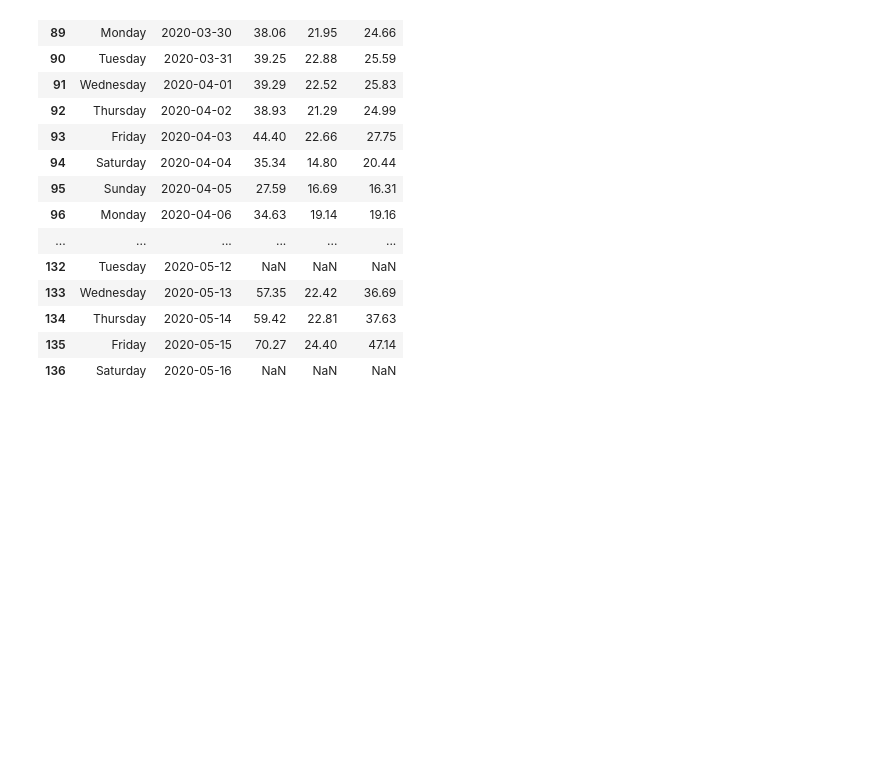
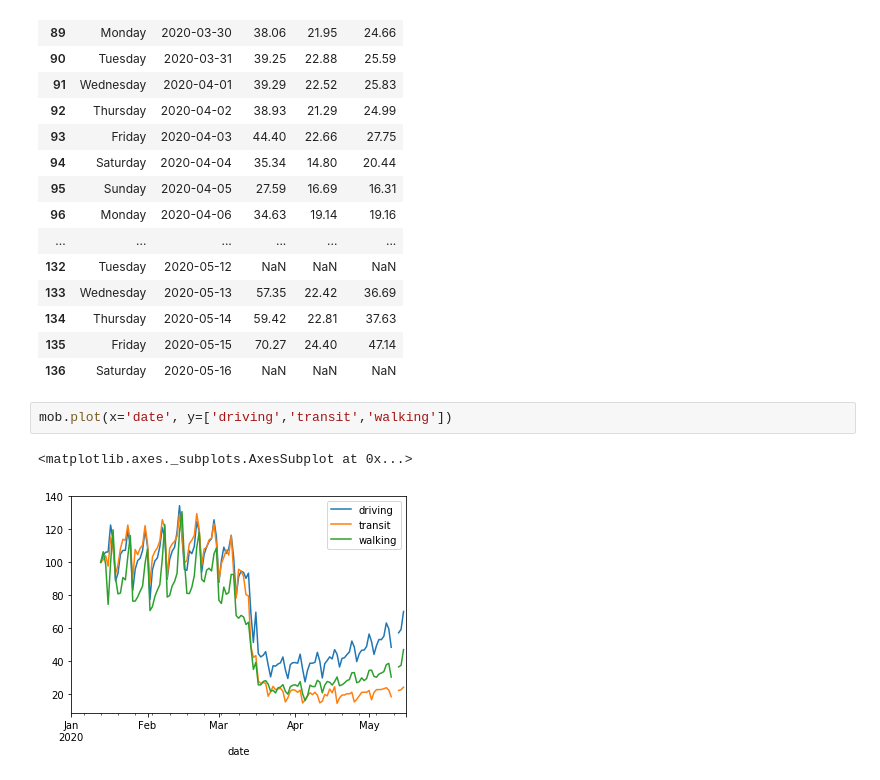
Before and after one commit to ArthurConner/refreshment, a Jupyter notebook: nbs/covidDS.ipynb, the cells around one changed output. Cells and saved outputs as stored; diff of their text form; blank space fills up the shorter version.

Commit message:
now plots charts

```diff
--- a/nbs/covidDS.ipynb
+++ b/nbs/covidDS.ipynb
@@ -247,3 +244,8 @@ mob.tail(50)
 | 134 | Thursday | 2020-05-14 | 59.42 | 22.81 | 37.63 |
 | 135 | Friday | 2020-05-15 | 70.27 | 24.40 | 47.14 |
 | 136 | Saturday | 2020-05-16 | NaN | NaN | NaN |
+# %%
+mob.plot(x='date', y=['driving','transit','walking'])
+# %% [output]
+<matplotlib.axes._subplots.AxesSubplot at 0x...>
+[figure, added]
```
Also changed, not shown: parts of 6 cells of this notebook.
